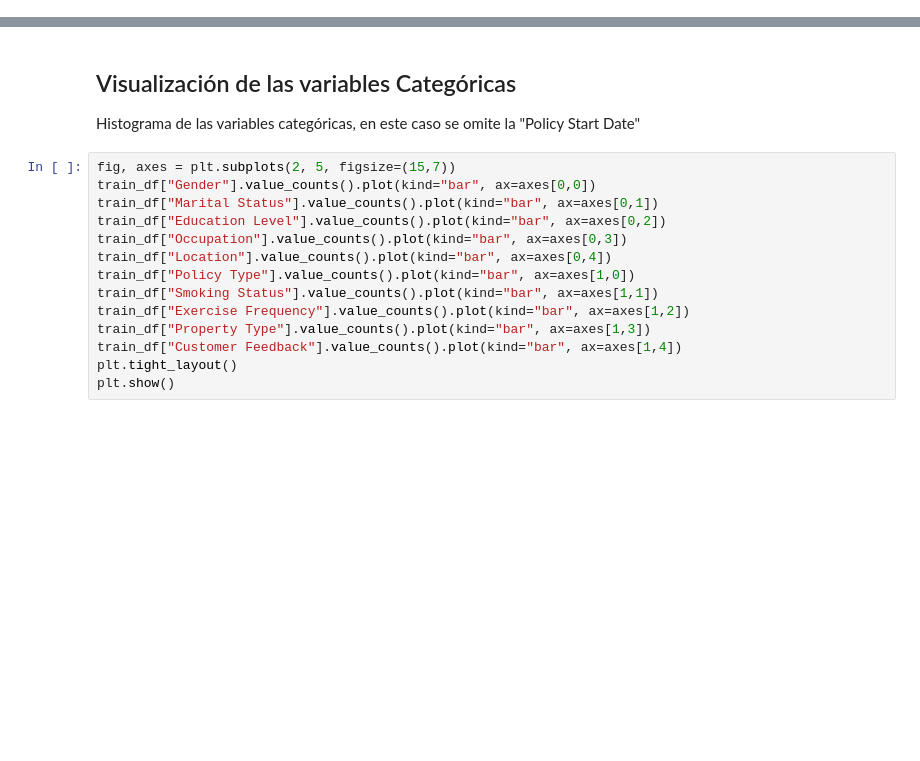
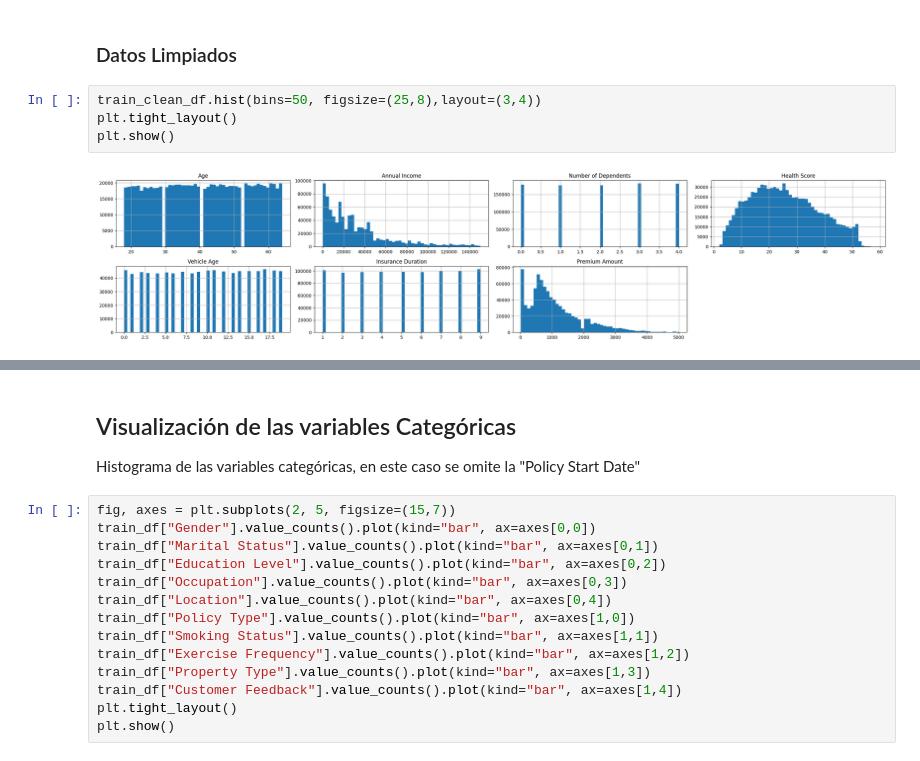
Before and after one commit to JahilCorbera/Kaggle-Insurance-Regression, a Jupyter notebook: notebooks/01_data_understanding/02_EDA_detailed.ipynb, the cells around one changed output, grey strips where cells are left out. Cells and saved outputs as stored; diff of their text form; blank space fills up the shorter version.

```diff
--- a/notebooks/01_data_understanding/02_EDA_detailed.ipynb
+++ b/notebooks/01_data_understanding/02_EDA_detailed.ipynb
@@ -15,0 +23,8 @@ plt.show()
+# %% [markdown]
+### Datos Limpiados
+# %%
+train_clean_df.hist(bins=50, figsize=(25,8),layout=(3,4))
+plt.tight_layout()
+plt.show()
+# %% [output]
+[figure, added]
```
Also changed, not shown: parts of 15 cells of this notebook, 1 other file.
